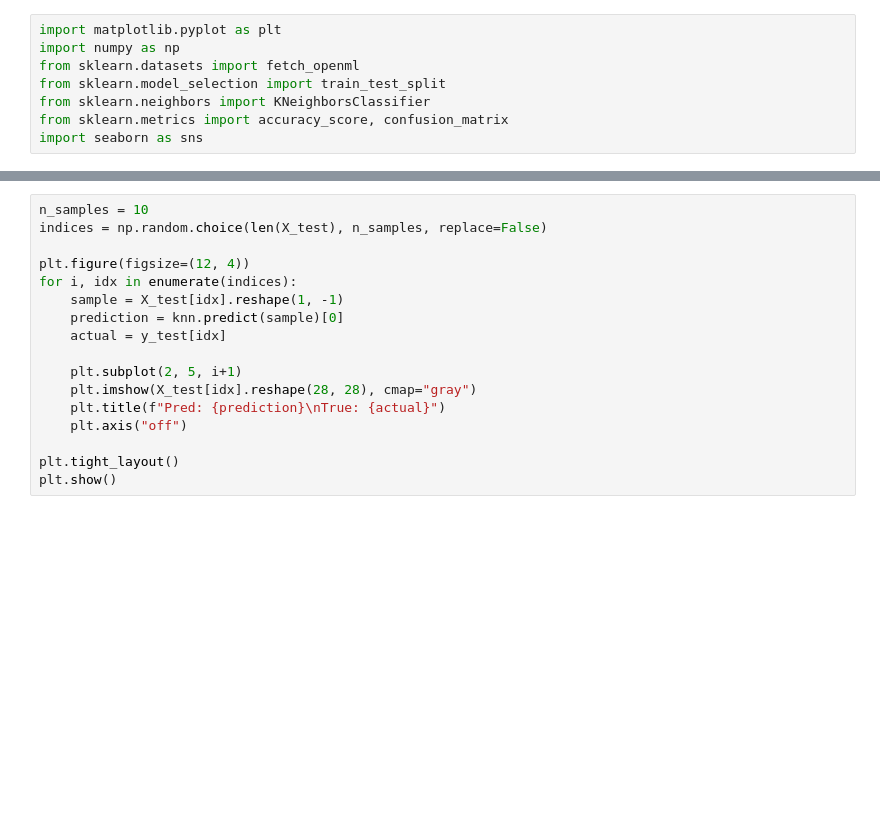
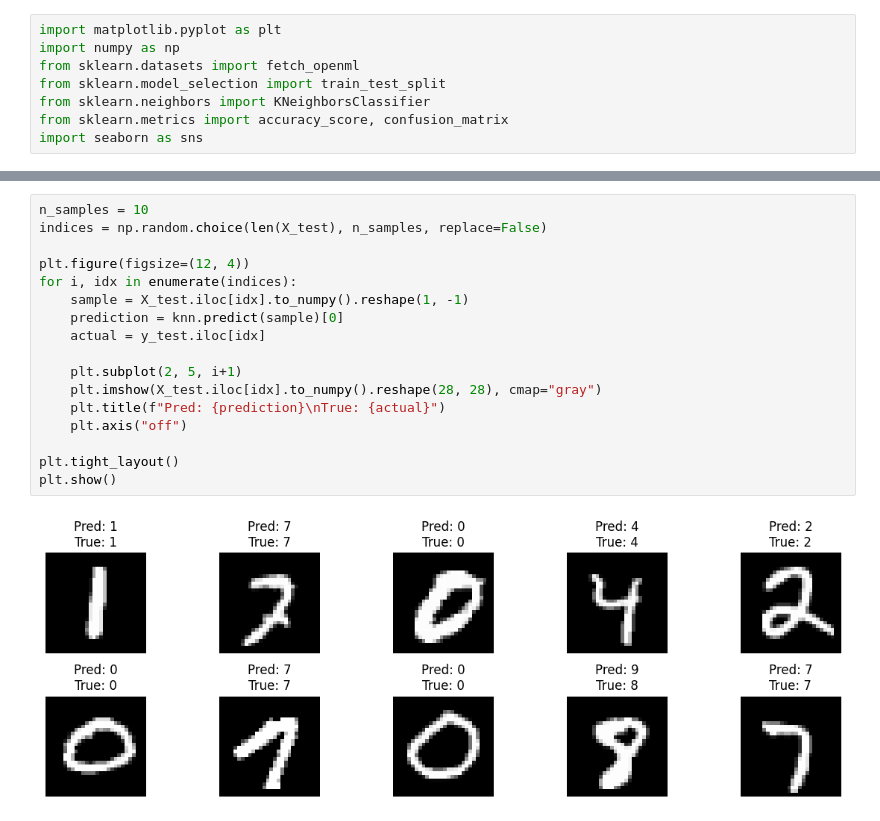
Before and after one commit to ParagEkbote/ml-liver-cirrhosis-mini-project, a Jupyter notebook: knn_classifier.ipynb, the cells around one changed output, grey strips where cells are left out. Cells and saved outputs as stored; diff of their text form; blank space fills up the shorter version.

```diff
--- a/knn_classifier.ipynb
+++ b/knn_classifier.ipynb
@@ -34,17 +42,19 @@ print("Accuracy on test set:", accuracy_score(y_test, y_pred))
 # %%
 n_samples = 10
 indices = np.random.choice(len(X_test), n_samples, replace=False)
 
 plt.figure(figsize=(12, 4))
 for i, idx in enumerate(indices):
-    sample = X_test[idx].reshape(1, -1)
+    sample = X_test.iloc[idx].to_numpy().reshape(1, -1)
     prediction = knn.predict(sample)[0]
-    actual = y_test[idx]
+    actual = y_test.iloc[idx]
 
     plt.subplot(2, 5, i+1)
-    plt.imshow(X_test[idx].reshape(28, 28), cmap="gray")
+    plt.imshow(X_test.iloc[idx].to_numpy().reshape(28, 28), cmap="gray")
     plt.title(f"Pred: {prediction}\nTrue: {actual}")
     plt.axis("off")
 
 plt.tight_layout()
 plt.show()
+# %% [output]
+[figure, added]
```
Also changed, not shown: parts of 5 cells of this notebook, 2 other files.
